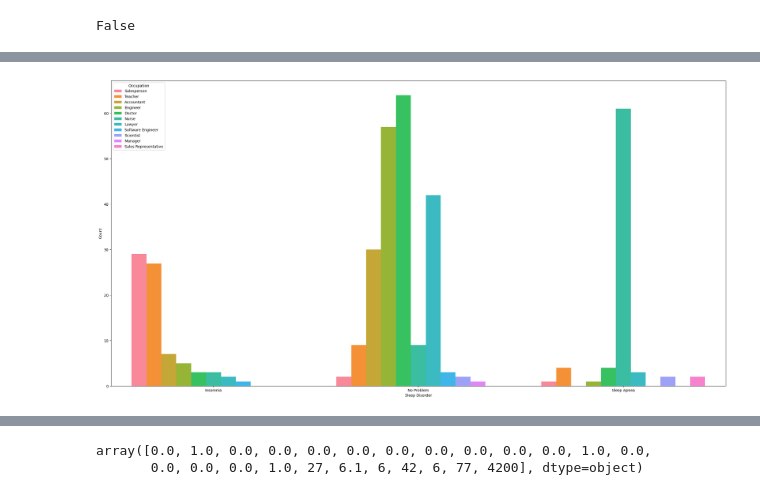
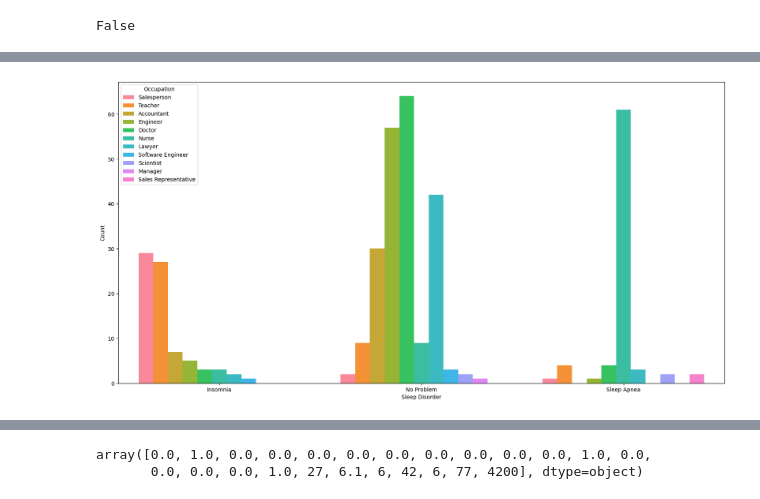
Before and after one commit to marcelo-soares-souza/Trabalho-PUC-MG, a Jupyter notebook: analysis.ipynb, the cells around one changed output, grey strips where cells are left out. Saved outputs shown, nothing was run; the diff lists cells and outputs as text; code cells hidden in the pictures.

```diff
--- a/analysis.ipynb
+++ b/analysis.ipynb
@@ -66,10 +70,10 @@ plt.show()
 # %%
 dft = df.groupby(['Sleep Disorder']).Occupation.value_counts().reset_index(name='Count')
-plt.figure(figsize=(30,15))
+plt.figure(figsize=(20,10))
 sns.barplot(x='Sleep Disorder', y='Count', data=dft, hue='Occupation', saturation=1)
 plt.show()
 # %% [output]
-[figure, old version]
+[figure, new version]
 # %%
 sns.lineplot(data=df, x="Sleep Duration", y="Quality of Sleep")
 plt.show()
```
Also changed, not shown: parts of 16 cells of this notebook.
